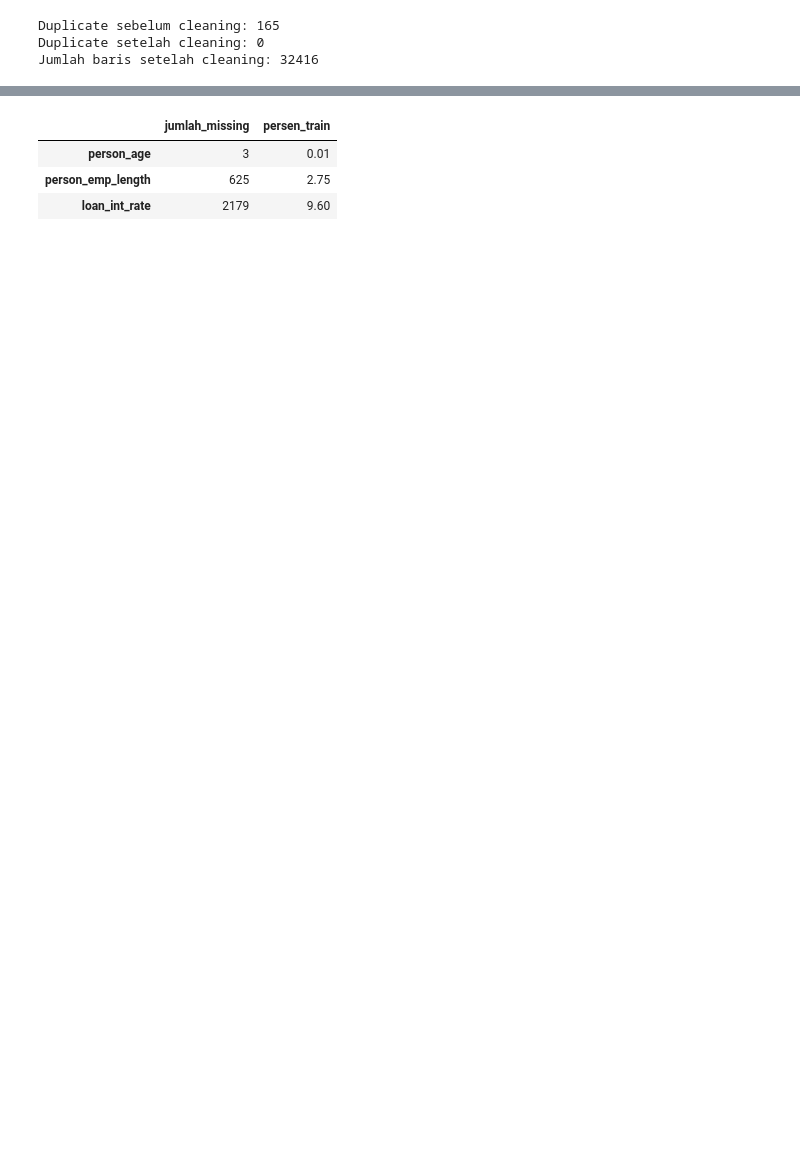
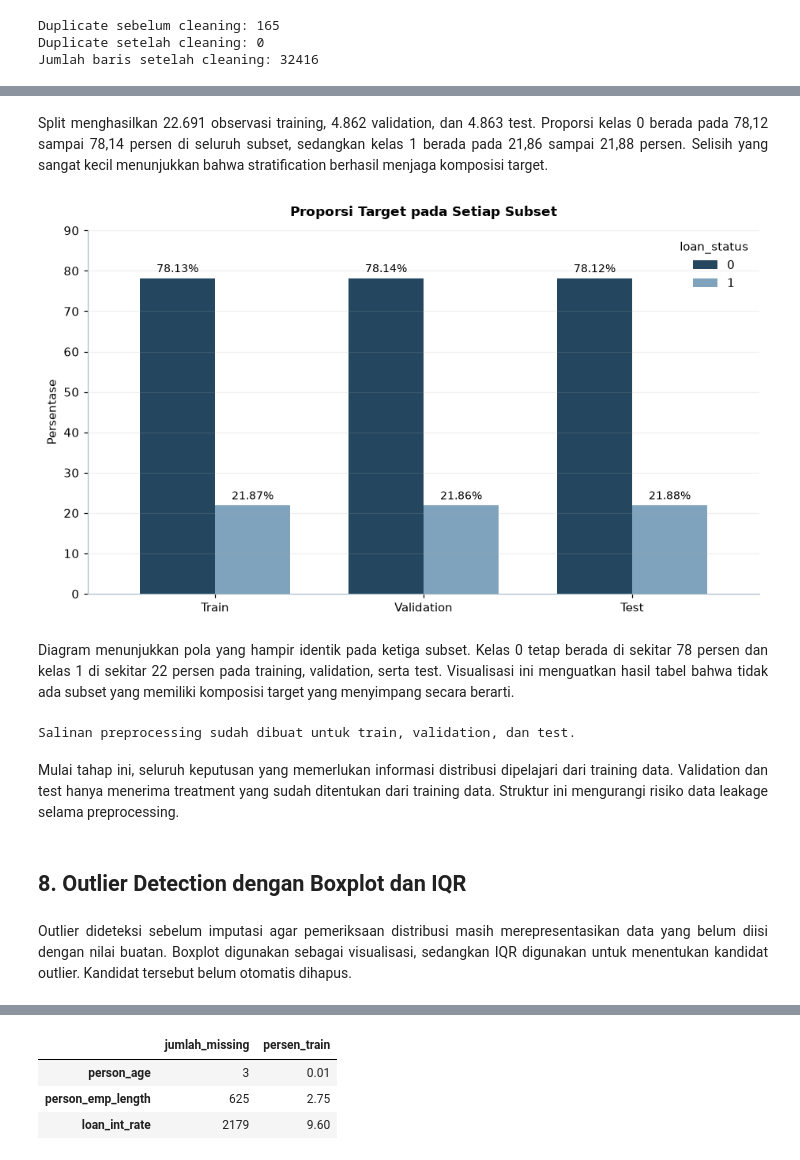
Before and after one commit to khansafiryal/Preprocessing_DSMBC, a Jupyter notebook: DSMBC_Day2_Preprocessing.ipynb, the cells around one changed output, grey strips where cells are left out. Drawn from its saved outputs; the diff is of its cells as text; code cells hidden in the pictures; blank space fills up the shorter version.

```diff
--- a/DSMBC_Day2_Preprocessing.ipynb
+++ b/DSMBC_Day2_Preprocessing.ipynb
@@ -140,13 +139,0 @@ Employment length lebih besar dari age: 2
-# %%
-df_prep.loc[df_prep["person_age"] >= 123, "person_age"] = np.nan
-
-invalid_emp = (
-    df_prep["person_emp_length"].notna()
-    & df_prep["person_age"].notna()
-    & (df_prep["person_emp_length"] > df_prep["person_age"])
-)
-
-df_prep.loc[invalid_emp, "person_emp_length"] = np.nan
-
-missing_after_domain = df_prep.isna().sum().sort_values(ascending=False)
-display(missing_after_domain[missing_after_domain > 0].to_frame("missing"))
@@ -243,0 +206,11 @@ X_test_prep = X_test.copy()
+# %%
+for col, mask in invalid_masks.items():
+    df_prep.loc[mask, col] = np.nan
+
+df_prep.loc[invalid_emp_vs_age, "person_emp_length"] = np.nan
+df_prep.loc[invalid_credit_vs_age, "cb_person_cred_hist_length"] = np.nan
+
+missing_after_domain = df_prep.isna().sum()
+missing_after_domain = missing_after_domain[missing_after_domain > 0].sort_values(ascending=False)
+
+display(missing_after_domain.to_frame("jumlah_missing"))
@@ -243,0 +281,41 @@ X_test_prep = X_test.copy()
+# %% [markdown]
+<div style="text-align: justify; line-height: 1.65;">Split menghasilkan 22.691 observasi training, 4.862 validation, dan 4.863 test. Proporsi kelas 0 berada pada 78,12 sampai 78,14 persen di seluruh subset, sedangkan kelas 1 berada pada 21,86 sampai 21,88 persen. Selisih yang sangat kecil menunjukkan bahwa stratification berhasil menjaga komposisi target.</div>
+# %%
+ax = split_target.plot(
+    kind="bar",
+    figsize=(8.5, 5),
+    color=[COLOR_DARK, COLOR_MID],
+    width=0.72
+)
+
+ax.set_title("Proporsi Target pada Setiap Subset", pad=12, weight="bold")
+ax.set_ylabel("Persentase")
+ax.set_xlabel("")
+ax.set_ylim(0, 90)
+ax.tick_params(axis="x", rotation=0)
+ax.grid(axis="y", alpha=0.18)
+ax.legend(title="loan_status", frameon=False)
+
+for container in ax.containers:
+    ax.bar_label(container, fmt="%.2f%%", padding=3, fontsize=9)
+
+plt.tight_layout()
+plt.show()
+# %% [output]
+[figure, added]
+# %% [markdown]
+<div style="text-align: justify; line-height: 1.65;">Diagram menunjukkan pola yang hampir identik pada ketiga subset. Kelas 0 tetap berada di sekitar 78 persen dan kelas 1 di sekitar 22 persen pada training, validation, serta test. Visualisasi ini menguatkan hasil tabel bahwa tidak ada subset yang memiliki komposisi target yang menyimpang secara berarti.</div>
+# %%
+X_train_prep = X_train.copy()
+X_val_prep = X_val.copy()
+X_test_prep = X_test.copy()
+
+print("Salinan preprocessing sudah dibuat untuk train, validation, dan test.")
+# %% [output]
+Salinan preprocessing sudah dibuat untuk train, validation, dan test.
+# %% [markdown]
+<div style="text-align: justify; line-height: 1.65;">Mulai tahap ini, seluruh keputusan yang memerlukan informasi distribusi dipelajari dari training data. Validation dan test hanya menerima treatment yang sudah ditentukan dari training data. Struktur ini mengurangi risiko data leakage selama preprocessing.</div>
+# %% [markdown]
+## **8. Outlier Detection dengan Boxplot dan IQR**
+# %% [markdown]
+<div style="text-align: justify; line-height: 1.65;">Outlier dideteksi sebelum imputasi agar pemeriksaan distribusi masih merepresentasikan data yang belum diisi dengan nilai buatan. Boxplot digunakan sebagai visualisasi, sedangkan IQR digunakan untuk menentukan kandidat outlier. Kandidat tersebut belum otomatis dihapus.</div>
```
Also changed, not shown: parts of 214 cells of this notebook.
